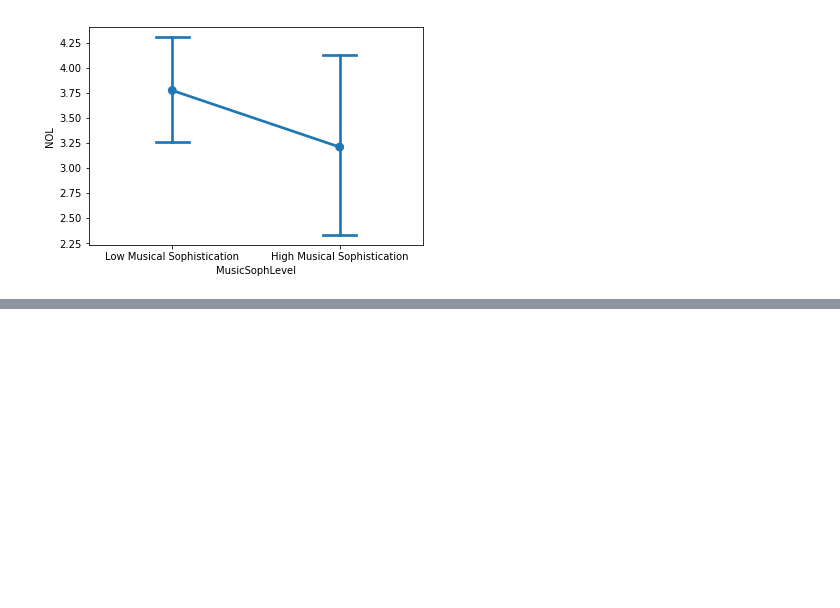
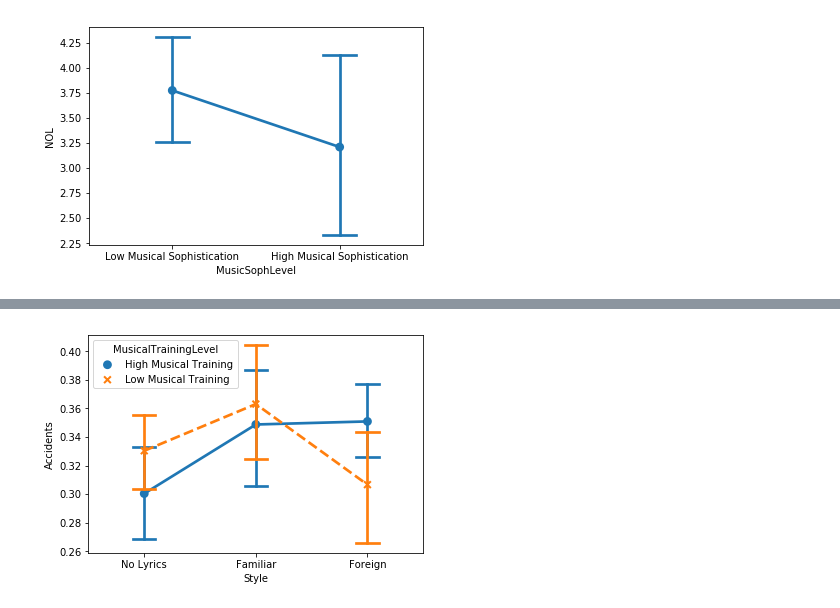
Before and after one commit to MrymZakani/DigitalMusicology, a Jupyter notebook: Statistical Analysis (music valence, personality, music sophistication).ipynb, the cells around one changed output, grey strips where cells are left out. Saved outputs shown, nothing was run; the diff lists cells and outputs as text; code cells hidden in the pictures; blank space fills up the shorter version.

```diff
--- a/Statistical Analysis (music valence, personality, music sophistication).ipynb
+++ b/Statistical Analysis (music valence, personality, music sophistication).ipynb
@@ -826,0 +904,16 @@ NameError: name 'dataFinal' is not defined
+# %%
+training = pd.concat((data['MusicalTrainingLevel'],data['MusicalTrainingLevel'],data['MusicalTrainingLevel']), axis=0)
+training
+training_abilities = pd.concat((prop_Accidents,style_Song,training), axis=1)
+training_abilities
+training_abilities = pd.DataFrame(training_abilities)
+# %%
+sns.pointplot(x="Style", y="Accidents", hue="MusicalTrainingLevel",
+data=training_abilities,
+markers=["o", "x"],
+linestyles=["-", "--"],
+capsize=.2,
+ci=95)
+plt.savefig('Style_Accidents_MusicalTrainingAbilities.jpg')
+# %% [output]
+[figure, added]
```
Also changed, not shown: parts of 24 cells of this notebook.
